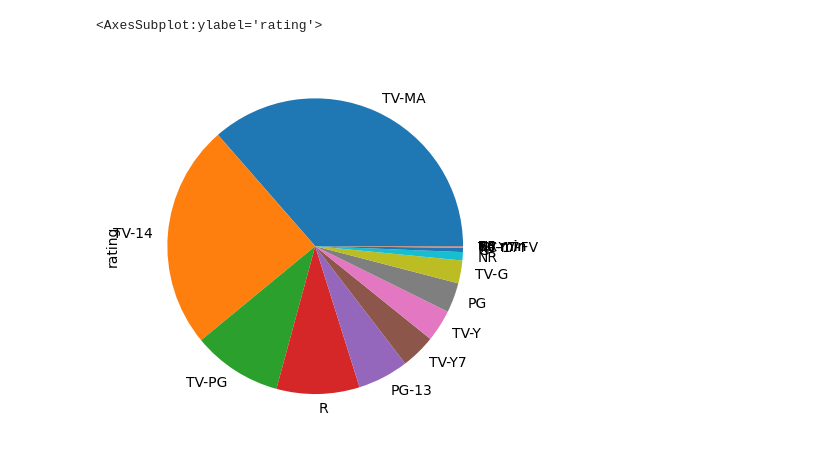
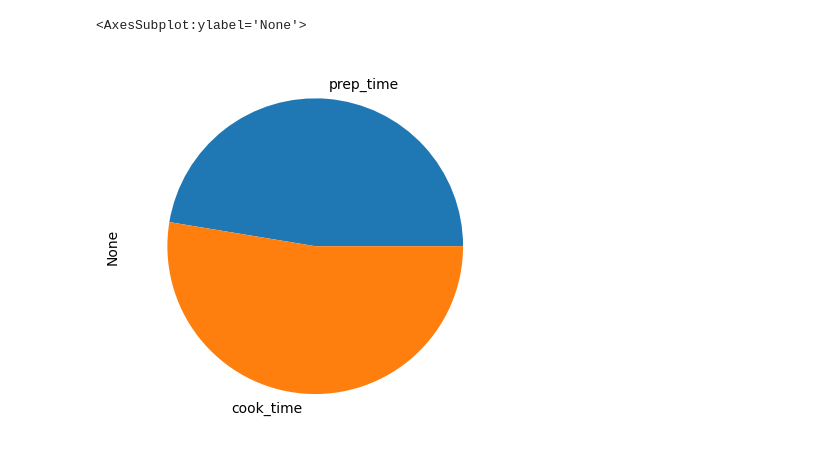
Before and after one commit to TonyLamQ/DS-Repository, a Jupyter notebook: DataScienceAss4&6&7.ipynb, the cells around one changed output. Saved outputs shown, nothing was run; the diff lists cells and outputs as text; code cells hidden in the pictures.

```diff
--- a/DataScienceAss4&6&7.ipynb
+++ b/DataScienceAss4&6&7.ipynb
@@ -4,7 +4,7 @@
 import pandas as pd
 import seaborn as sns
 # %%
-data = pd.read_csv('netflix_titles.csv', sep=',')
+data = pd.read_csv('indian_food.csv', sep=',')
 # %%
 data.head()
 # %% [output]
@@ -17,7 +17,8 @@ data.head()
 # %%
 ##6
 # %%
-data['rating'].value_counts().plot(kind='pie')
+col = ['prep_time', 'cook_time']
+data[col].sum().plot(kind='pie')
 # %% [output]
-<AxesSubplot:ylabel='rating'>
+<AxesSubplot:ylabel='None'>
-[figure, old version]
+[figure, new version]
```
Also changed, not shown: parts of 9 cells of this notebook.
